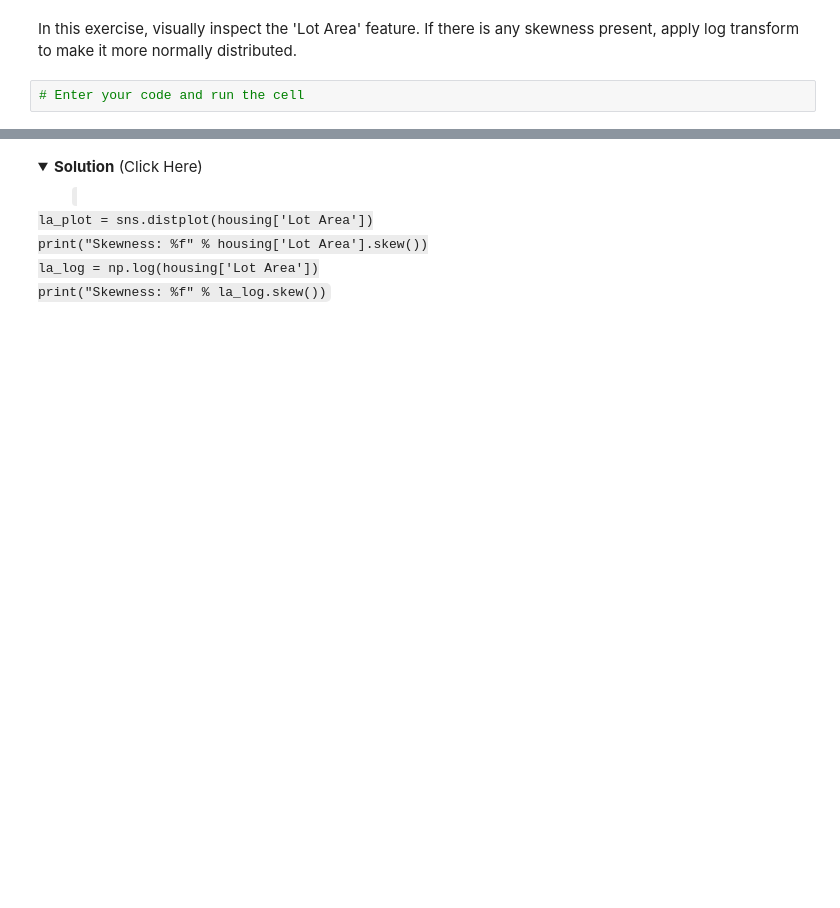
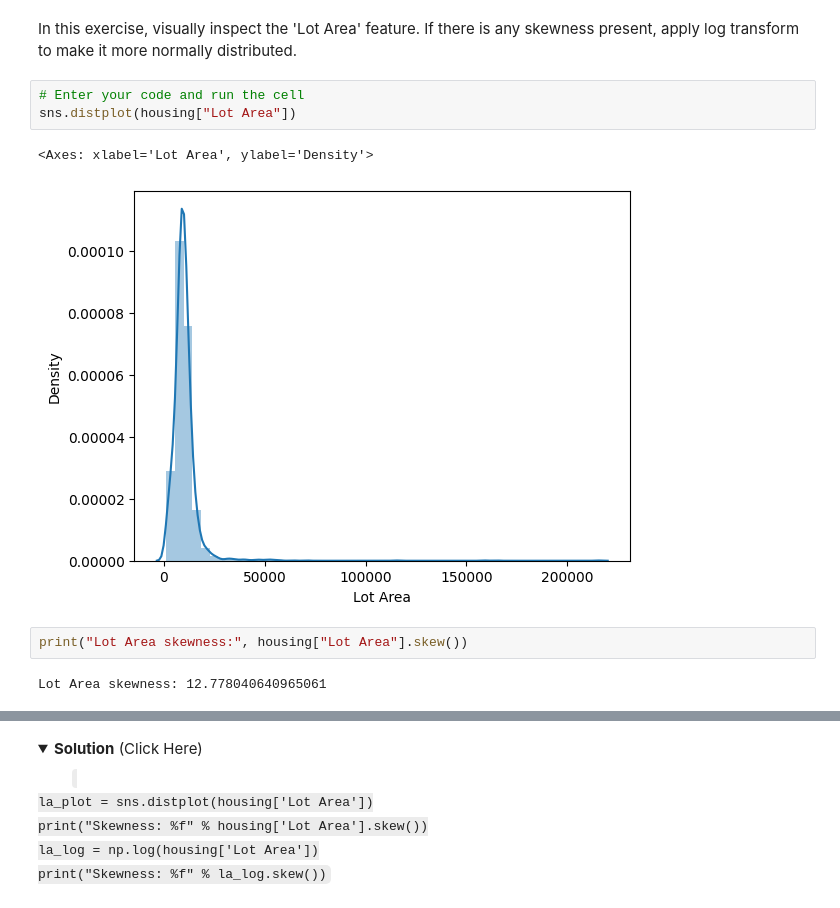
Before and after one commit to kstp0011/Coursera, a Jupyter notebook: Exploratory Data Analysis for Machine Learning/Data_Cleaning_Lab.ipynb, the cells around one changed output, grey strips where cells are left out. Cells and saved outputs as stored; diff of their text form; folded sections open; blank space fills up the shorter version.

```diff
--- a/Exploratory Data Analysis for Machine Learning/Data_Cleaning_Lab.ipynb
+++ b/Exploratory Data Analysis for Machine Learning/Data_Cleaning_Lab.ipynb
@@ -181,3 +228,11 @@ There are other ways to correct for skewness of the data. For example, Square Ro
 In this exercise, visually inspect the 'Lot Area' feature. If there is any skewness present, apply log transform to make it more normally distributed.
 # %%
 # Enter your code and run the cell
+sns.distplot(housing["Lot Area"])
+# %% [output]
+<Axes: xlabel='Lot Area', ylabel='Density'>
+[figure, added]
+# %%
+print("Lot Area skewness:", housing["Lot Area"].skew())
+# %% [output]
+Lot Area skewness: 12.778040640965061
```
Also changed, not shown: parts of 44 cells of this notebook.
